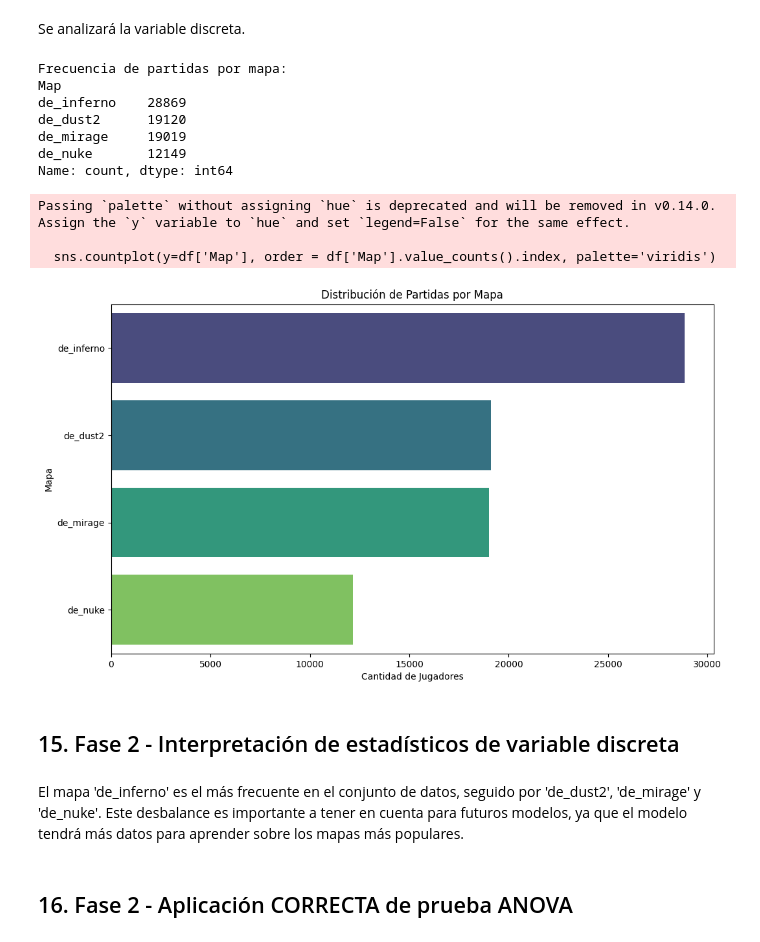
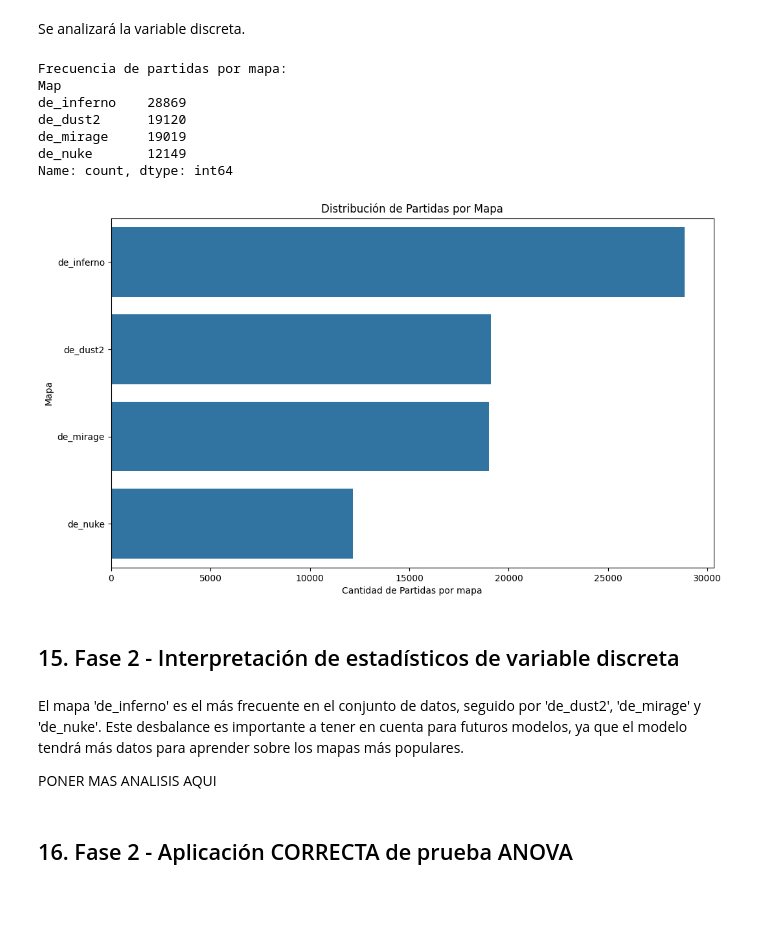
Before and after one commit to Qvverty72/FMY0100_2025_Entrega_1, a Jupyter notebook: FMY0100_2025_Entrega_1 (1).ipynb, the cells around one changed output. Saved outputs shown, nothing was run; the diff lists cells and outputs as text; code cells hidden in the pictures; blank space fills up the shorter version.

```diff
--- a/FMY0100_2025_Entrega_1 (1).ipynb
+++ b/FMY0100_2025_Entrega_1 (1).ipynb
@@ -441,30 +468,29 @@ Se analizará la variable discreta.
 # %%
 # Calcular las frecuencias de cada mapa
 print("Frecuencia de partidas por mapa:")
 print(df['Map'].value_counts())
 
 # Gráfico de barras para visualizar la distribución
 plt.figure(figsize=(12, 7))
-sns.countplot(y=df['Map'], order = df['Map'].value_counts().index, palette='viridis')
+sns.countplot(y=df['Map'], order = df['Map'].value_counts().index)
 plt.title('Distribución de Partidas por Mapa')
-plt.xlabel('Cantidad de Jugadores')
+plt.xlabel('Cantidad de Partidas por mapa')
 plt.ylabel('Mapa')
 plt.show()
 # %% [output]
 Frecuencia de partidas por mapa:
 Map
 de_inferno    28869
 de_dust2      19120
 de_mirage     19019
 de_nuke       12149
 Name: count, dtype: int64
-Passing `palette` without assigning `hue` is deprecated and will be removed in v0.14.0. Assign the `y` variable to `hue` and set `legend=False` for the same effect.
-
-  sns.countplot(y=df['Map'], order = df['Map'].value_counts().index, palette='viridis')
-[figure, old version]
+[figure, new version]
 # %% [markdown]
 ## 15. Fase 2 - Interpretación de estadísticos de variable discreta
 # %% [markdown]
 El mapa 'de_inferno' es el más frecuente en el conjunto de datos, seguido por 'de_dust2', 'de_mirage' y 'de_nuke'. Este desbalance es importante a tener en cuenta para futuros modelos, ya que el modelo tendrá más datos para aprender sobre los mapas más populares.
+
+PONER MAS ANALISIS AQUI
 # %% [markdown]
 ## 16. Fase 2 - Aplicación CORRECTA de prueba ANOVA
```
Also changed, not shown: parts of 23 cells of this notebook.
